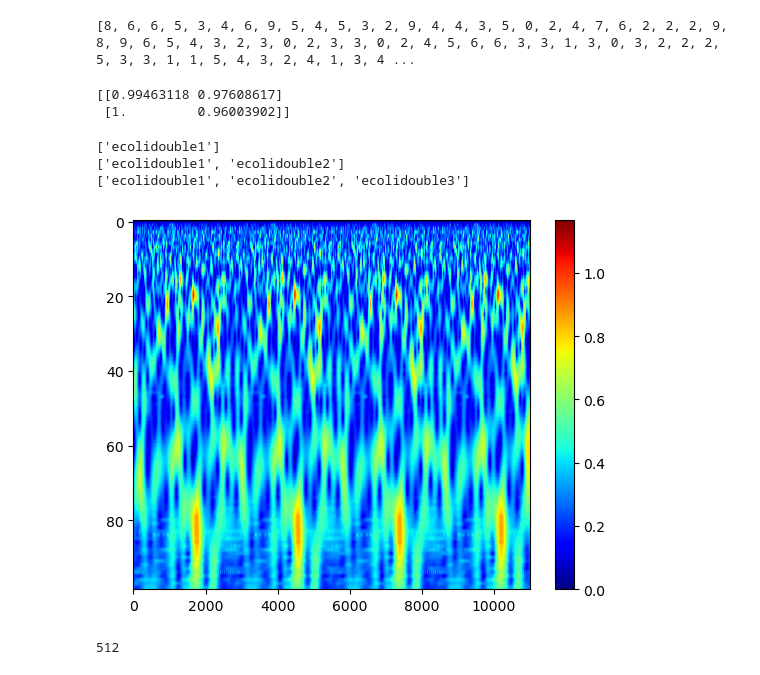
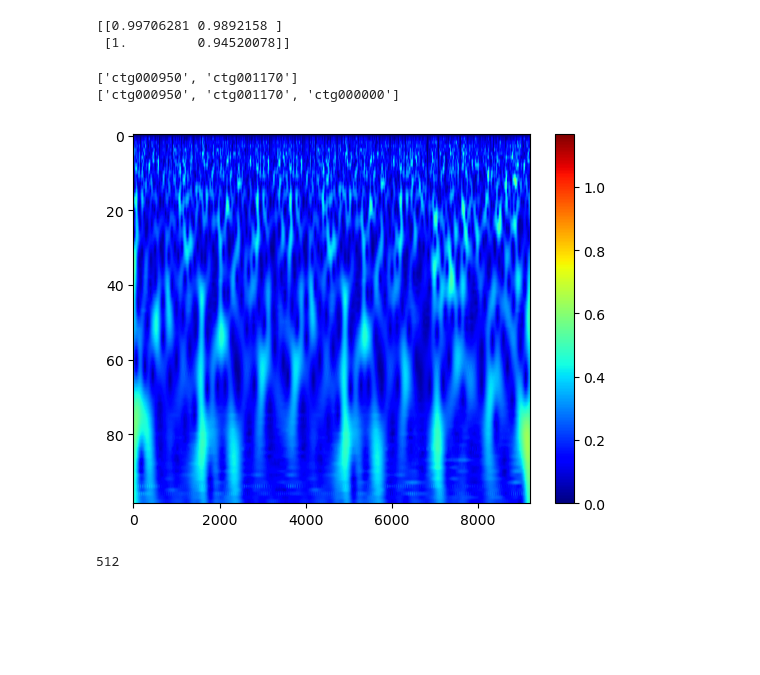
Before and after one commit to karegoie/IPYNB, a Jupyter notebook: GenomeIdentify/realreal.ipynb, the cells around one changed output. Cells and saved outputs as stored; diff of their text form; code cells hidden in the pictures; blank space fills up the shorter version.

```diff
--- a/GenomeIdentify/realreal.ipynb
+++ b/GenomeIdentify/realreal.ipynb
@@ -315,7 +315,7 @@ data_ctg = {}
 ctg_index = {}
 data = {}
 
-with open("./ecoli23.fna", "r") as f:
+with open("./viola.fa", "r") as f:
     for record in tqdm(SeqIO.parse(f, "fasta")):
         data_ctg[record.id] = str(record.seq).upper()
         for i, p in enumerate(range(1, len(record.seq)//L, L)):
@@ -329,7 +329,3 @@ for k, v in tqdm(data.items()):
     assert len(kmer_data) == 4**K
     if k not in kmer_datas.keys(): kmer_datas[k] = []
     kmer_datas[k] += kmer_data
-# %%
-print(kmer_datas[("ecolidouble3", 6)])
-# %% [output]
-[8, 6, 6, 5, 3, 4, 6, 9, 5, 4, 5, 3, 2, 9, 4, 4, 3, 5, 0, 2, 4, 7, 6, 2, 2, 2, 9, 8, 9, 6, 5, 4, 3, 2, 3, 0, 2, 3, 3, 0, 2, 4, 5, 6, 6, 3, 3, 1, 3, 0, 3, 2, 2, 2, 5, 3, 3, 1, 1, 5, 4, 3, 2, 4, 1, 3, 4 ...
@@ -339,4 +332,6 @@ X = sc.fit_transform(dict2array(kmer_datas))
 # %%
+sc = MinMaxScaler(feature_range = (0, 1))
+X = sc.fit_transform(dict2array(kmer_datas))
 cnt = 1
 som = Som(2, 2, 4**K, sigma=.001,learning_rate=1e-5)
 while som.distance_map().T.min() < 0.9:
@@ -352,30 +347,43 @@ print(som.distance_map().T)
 
 change = {(0,0) : 1, (0,1): -1, (1,0): 1j, (1,1): -1j}
 
+length = [-1]
+for i in list(map(len, ctg_index.values())):
+    length.append(i + length[-1])
+del length[0]
+
+#print(length)
 raw_spec = {}
 for i, k in enumerate(data_ctg.keys()):
-    for g in X[i*len(ctg_index[k]):i*len(ctg_index[k]) + len(ctg_index[k])+1]:
-        if k not in raw_spec.keys(): raw_spec[k] = []
+    if k not in raw_spec.keys(): raw_spec[k] = []
+    if length[-1] == length[i]:
+        for g in X[length[i]:]:
+            raw_spec[k] += [change[som.winner(i)] for i in g]
+        continue
+    #print(np.shape(X[length[i]: length[i+1] + 1]))
+    for g in X[length[i]: length[i+1] + 1]:
         raw_spec[k] += [change[som.winner(i)] for i in g]
 # %% [output]
-[[0.99463118 0.97608617]
- [1.         0.96003902]]
+[[0.99706281 0.9892158 ]
+ [1.         0.94520078]]
 # %%
 import pywt
 
+random.seed(101)
 ridx = random.choice(len(raw_spec))
 ctg1 = np.asarray(list(raw_spec.values())[ridx])
 
 cnt = 0
 M = 100
-best_list = []
+best_list = [list(raw_spec.keys())[ridx]]
+ctg = 0
 while True:
     cnt +=1
     ma1 = 0
     ma2 = 0
     for k, v in raw_spec.items():
         if k in best_list: continue
-        #print(ctg)
+        #print(ctg1)
         #print("++++++++++++++++++++++++++++++++++")
         #print(ctg)
         #print(ctg1.shape)
@@ -394,11 +402,13 @@ while True:
     if best1[0] < best2[0]:
         ctg1 = np.concatenate([np.asarray(best2[3]),ctg1])
         best_list.append(best2[2])
+        #last = np.asarray(best2[3]
         #print(ctg1.shape)
 
     else:
         ctg1 = np.concatenate([ctg1, np.asarray(best1[3])])
-        best_list.append(best2[2])
+        best_list.append(best1[2])
+        #last = np.asarray(best1[3])
 
     print(best_list)
     if len(best_list) >= len(raw_spec):
@@ -408,18 +418,18 @@ while True:
     if cnt % 10 == 0:
         print(cnt // 10)
 # %% [output]
-['ecolidouble1']
-['ecolidouble1', 'ecolidouble2']
-['ecolidouble1', 'ecolidouble2', 'ecolidouble3']
+['ctg000950', 'ctg001170']
+['ctg000950', 'ctg001170', 'ctg000000']
 # %%
 import matplotlib.pyplot as plt
-cwtmatr, freqs = pywt.cwt(np.asarray(ctg1), list(range(1, M)), 'cmor4-1.0')
+R = 100
+cwtmatr, freqs = pywt.cwt(np.asarray(ctg1), list(range(1, R)), 'cmor4-1.0')
 plt.imshow(np.absolute(cwtmatr),  cmap='jet', aspect='auto',vmax=np.absolute(best[1]).max(), vmin=0)
 plt.colorbar()
 plt.show()
 #plt.savefig("./temptemp.jpg")
 # %% [output]
-[figure, old version]
+[figure, new version]
 # %%
 len(ctg1)
 # %% [output]
```
Also changed, not shown: parts of 1 cell of this notebook.
